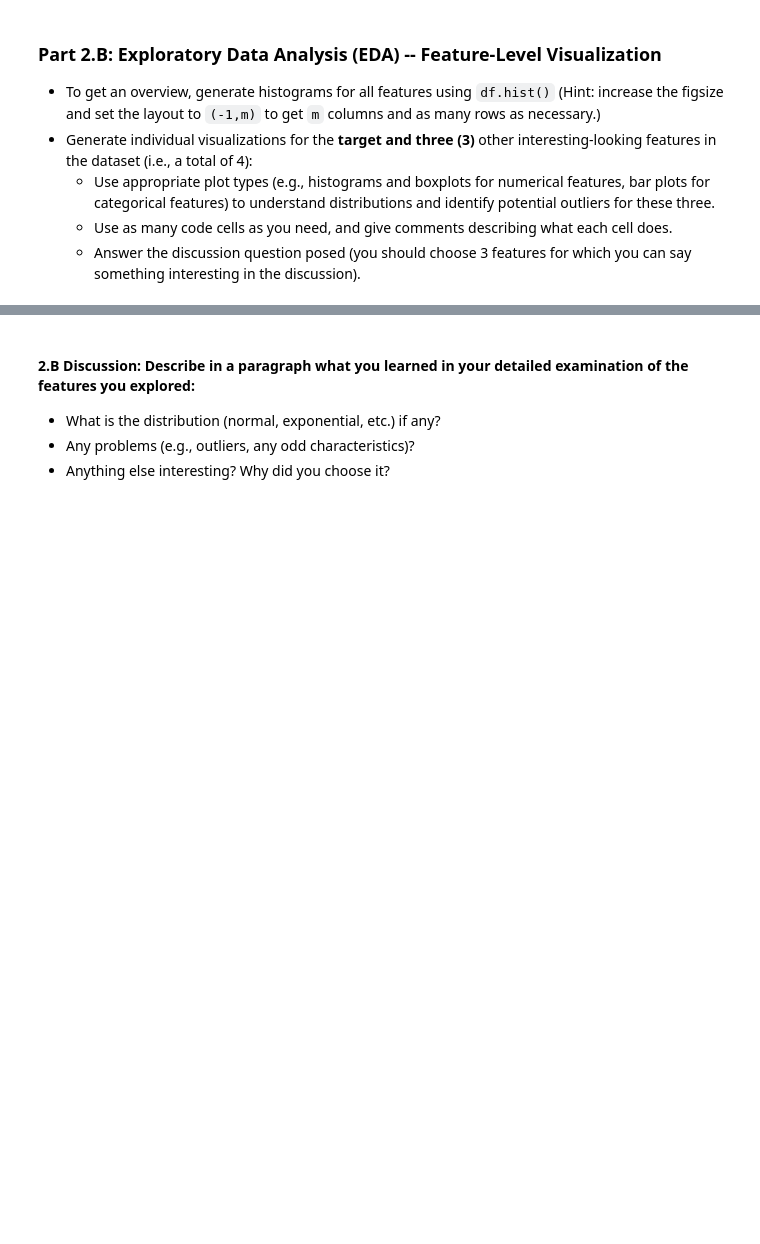
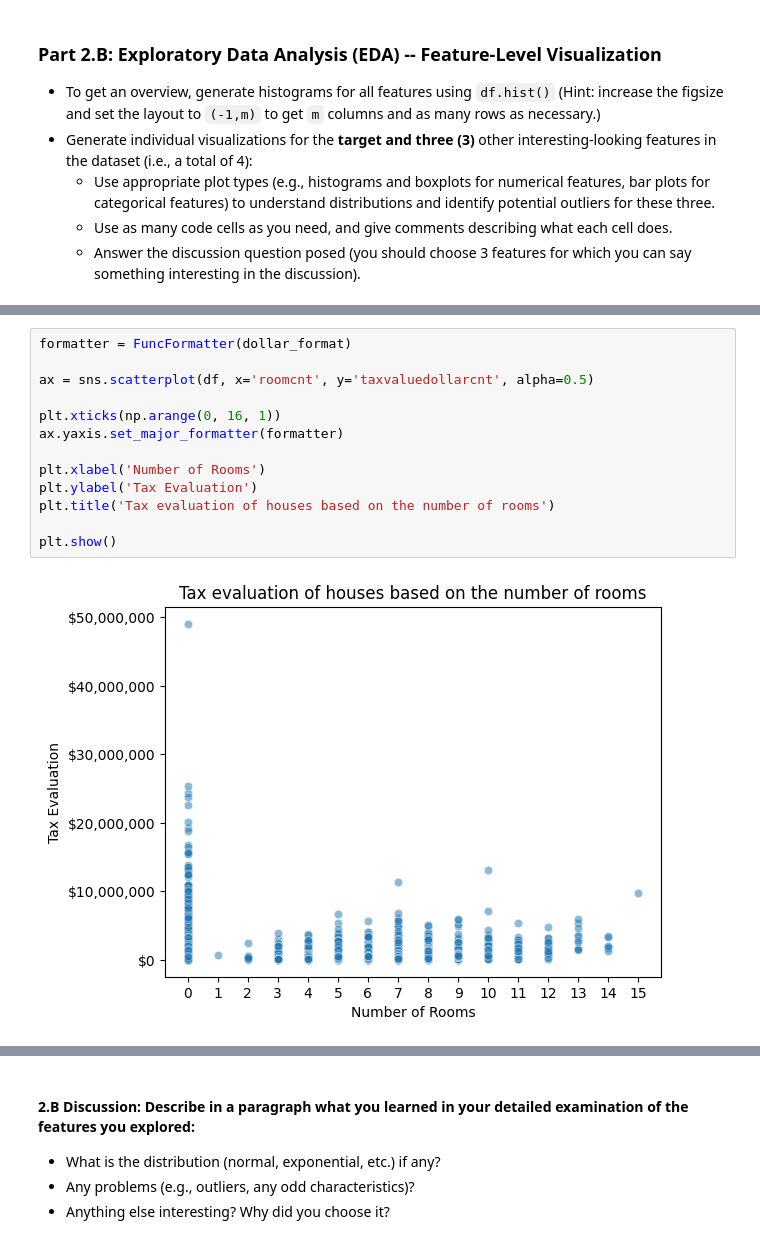
Before and after one commit to aidandig/Mod-3-Milestones-Group-78, a Jupyter notebook: Milestone_01.ipynb, the cells around one changed output, grey strips where cells are left out. Saved outputs shown, nothing was run; the diff lists cells and outputs as text; blank space fills up the shorter version.

```diff
--- a/Milestone_01.ipynb
+++ b/Milestone_01.ipynb
@@ -479,0 +491,15 @@ The cutoff for keeping the features, at least at first glance would be `threequa
+# %%
+formatter = FuncFormatter(dollar_format)
+
+ax = sns.scatterplot(df, x='roomcnt', y='taxvaluedollarcnt', alpha=0.5)
+
+plt.xticks(np.arange(0, 16, 1))
+ax.yaxis.set_major_formatter(formatter)
+
+plt.xlabel('Number of Rooms')
+plt.ylabel('Tax Evaluation')
+plt.title('Tax evaluation of houses based on the number of rooms')
+
+plt.show()
+# %% [output]
+[figure, added]
```
Also changed, not shown: parts of 8 cells of this notebook.
